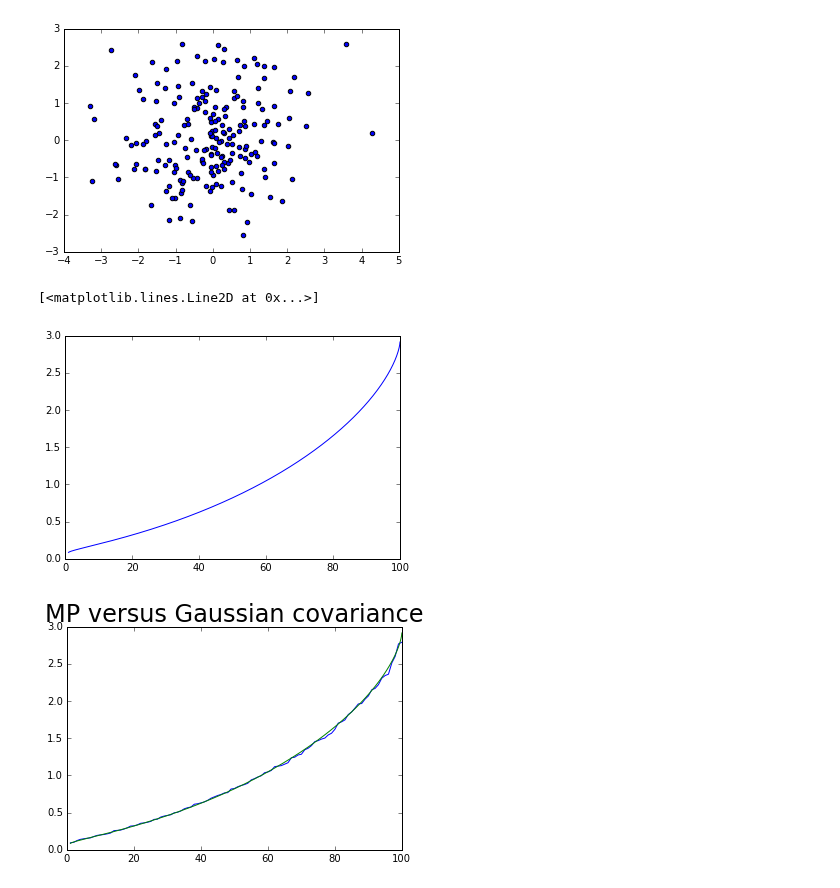
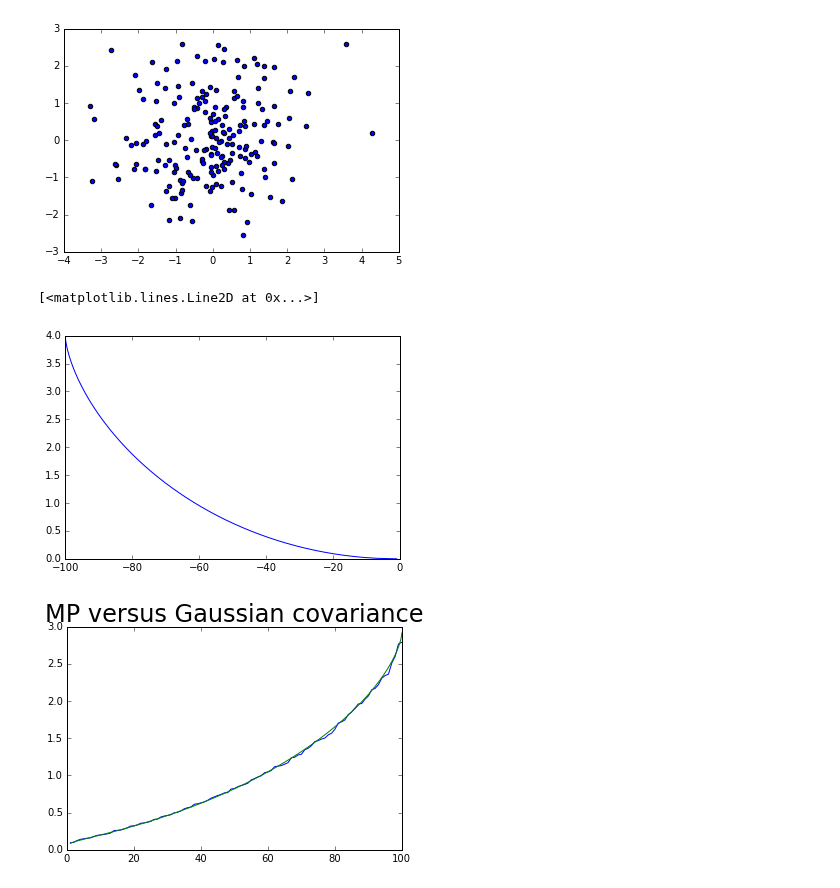
Before and after one commit to tabakg/diffusion_maps, a Jupyter notebook: MLDS_MarchenkoPastur_and_dimension_MLE.ipynb, the cells around one changed output. Saved outputs shown, nothing was run; the diff lists cells and outputs as text; code cells hidden in the pictures.

```diff
--- a/MLDS_MarchenkoPastur_and_dimension_MLE.ipynb
+++ b/MLDS_MarchenkoPastur_and_dimension_MLE.ipynb
@@ -220,17 +220,17 @@ samples = 500 ## for interpolation of inverse of $M$ function
 # %%
 xs = np.linspace(eps+a,b,samples)
 ys = np.asarray(map(M,xs))
 xs[0] = a
 ys[0] = 0.
 
 ## rescale from [0,1] to [1,50]
 ys *= dim-1
 ys += 1
 
-plt.plot(ys,xs)
+plt.plot(-ys,xs)
 # %% [output]
 [<matplotlib.lines.Line2D at 0x...>]
-[figure, old version]
+[figure, new version]
 # %%
 eigen_indices = range(1,min(dim,num)+1)
 
```
Also changed, not shown: parts of 5 cells of this notebook, 8 other files.
